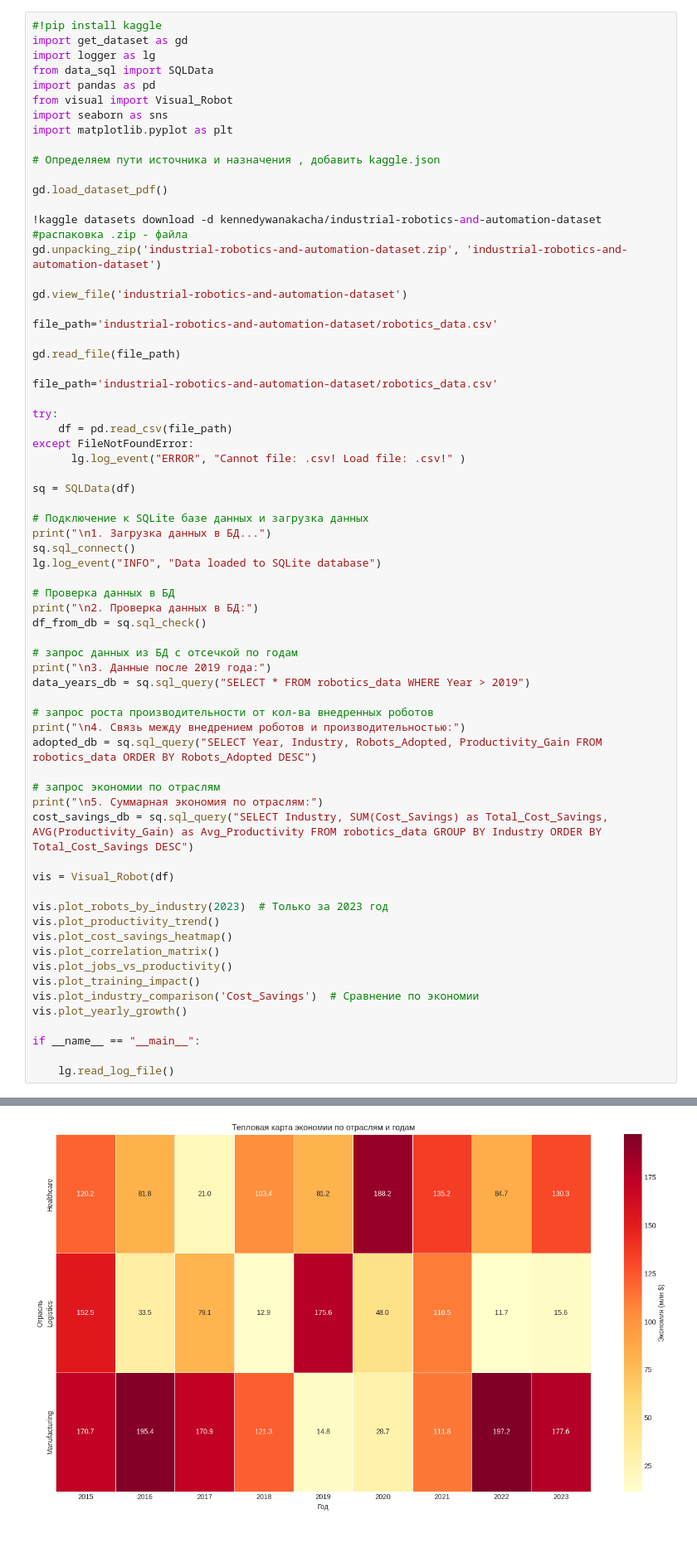
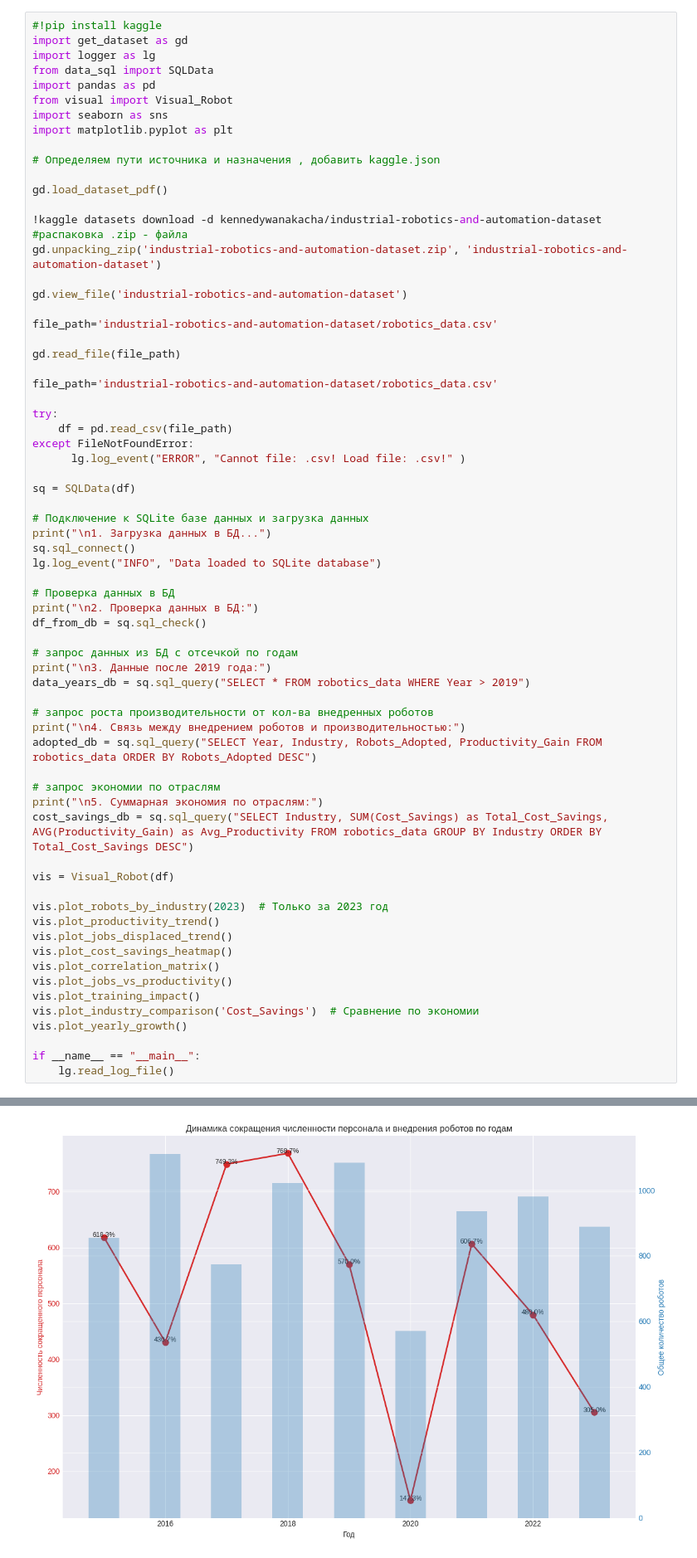
Before and after one commit to MaxHolikov/DataScience, a Jupyter notebook: hw3/main.ipynb, the cells around one changed output, grey strips where cells are left out. Shown at 83% size. Cells and saved outputs as stored; diff of their text form.

```diff
--- a/hw3/main.ipynb
+++ b/hw3/main.ipynb
@@ -58,6 +58,7 @@ vis = Visual_Robot(df)
 
 vis.plot_robots_by_industry(2023)  # Только за 2023 год
 vis.plot_productivity_trend()
+vis.plot_jobs_displaced_trend()
 vis.plot_cost_savings_heatmap()
 vis.plot_correlation_matrix()
 vis.plot_jobs_vs_productivity()
@@ -66,7 +67,6 @@ vis.plot_industry_comparison('Cost_Savings')  # Сравнение по экон
 vis.plot_yearly_growth()
 
 if __name__ == "__main__":
-
     lg.read_log_file()
 # %% [output]
 [interactive output not drawn]
@@ -93 +94 @@ industrial-robotics-and-automation-dataset
-[figure, old version]
+[figure, new version]
```
Also changed, not shown: parts of 1 cell of this notebook.
